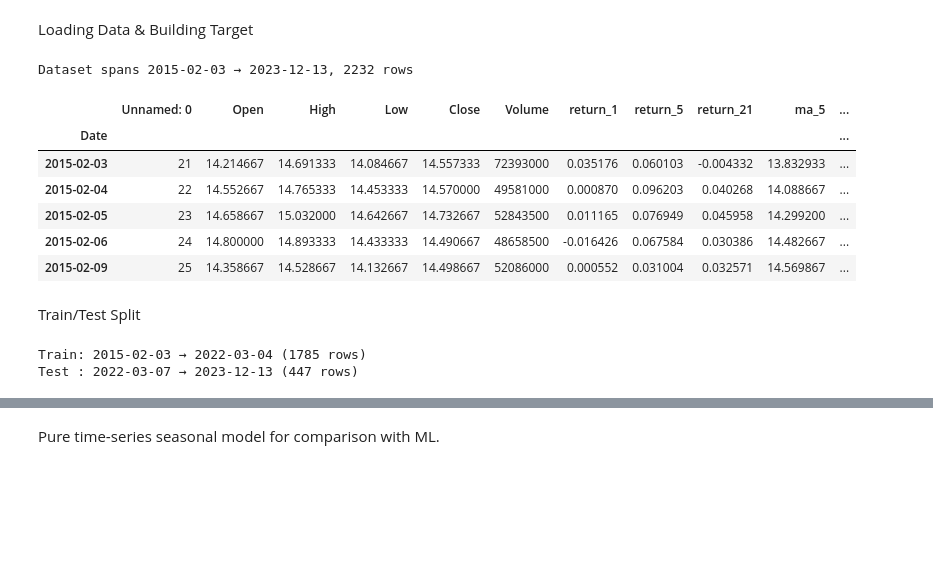
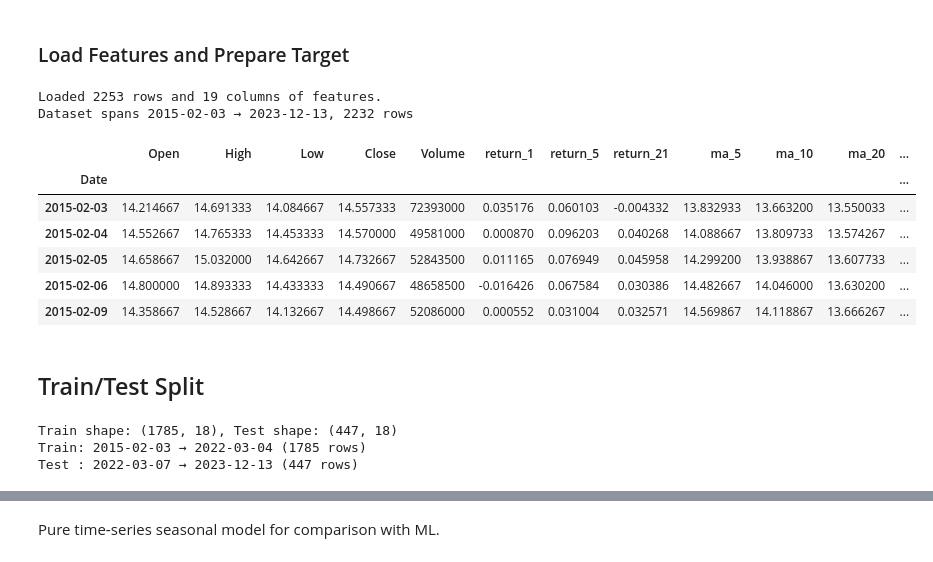
Before and after one commit to mH-13/Tesla-S, a Jupyter notebook: notebooks/02_modeling_and_evaluation.ipynb, the cells around one changed output, grey strips where cells are left out. Cells and saved outputs as stored; diff of their text form; code cells hidden in the pictures; blank space fills up the shorter version.

```diff
--- a/notebooks/02_modeling_and_evaluation.ipynb
+++ b/notebooks/02_modeling_and_evaluation.ipynb
@@ -50,39 +33,52 @@ To enable the following instructions: AVX2 FMA, in other operations, rebuild Ten
-# %% [markdown]
-Loading Data & Building Target
-# %%
-#Loading features
-df = pd.read_csv('../data/processed/tsla_features.csv',
-                parse_dates=['Date'], index_col='Date')
-
-#Build 21‑day forward return target. It is the percentage change in the closing price 21 days ahead.
-# We shift the 'Close' column by -21 days and calculate the percentage change relative to the current 'Close'.
-
-horizon = 21
-df['target'] = df['Close'].shift(-horizon) / df['Close'] - 1
-df = df.dropna(subset=['target'])
-
-print(f"Dataset spans {df.index.min().date()} → {df.index.max().date()}, {len(df)} rows")
-df.head()
-# %% [output]
-Dataset spans 2015-02-03 → 2023-12-13, 2232 rows
-|  | Unnamed: 0 | Open | High | Low | Close | Volume | return_1 | return_5 | return_21 | ma_5 | ... |
-| Date |  |  |  |  |  |  |  |  |  |  | ... |
-| 2015-02-03 | 21 | 14.214667 | 14.691333 | 14.084667 | 14.557333 | 72393000 | 0.035176 | 0.060103 | -0.004332 | 13.832933 | ... |
-| 2015-02-04 | 22 | 14.552667 | 14.765333 | 14.453333 | 14.570000 | 49581000 | 0.000870 | 0.096203 | 0.040268 | 14.088667 | ... |
-| 2015-02-05 | 23 | 14.658667 | 15.032000 | 14.642667 | 14.732667 | 52843500 | 0.011165 | 0.076949 | 0.045958 | 14.299200 | ... |
-| 2015-02-06 | 24 | 14.800000 | 14.893333 | 14.433333 | 14.490667 | 48658500 | -0.016426 | 0.067584 | 0.030386 | 14.482667 | ... |
-| 2015-02-09 | 25 | 14.358667 | 14.528667 | 14.132667 | 14.498667 | 52086000 | 0.000552 | 0.031004 | 0.032571 | 14.569867 | ... |
+# %% [markdown]
+### Load Features and Prepare Target
+# %%
+#Loading engineered features from CSV
+df = pd.read_csv('../data/processed/tsla_features.csv', index_col='Date', parse_dates=True)
+print(f"Loaded {df.shape[0]} rows and {df.shape[1]} columns of features.")
+
+#Computing 21-day forward return as our target variable
+df['target'] = df['Close'].shift(-21) / df['Close'] - 1
+
+#Droping last 21 rows (no target)
+df = df.dropna(subset=['target'])
+
+#Removing any stray index column if present
+if 'Unnamed: 0' in df.columns:
+    df.drop(columns=['Unnamed: 0'], inplace=True)
+
+# Separate features and target
+X = df.drop(columns=['target'])
+y = df['target']
+
+"""
+Here, we ensure the target (21-day forward return) is properly aligned and drop rows without a valid target.
+"""
+
+print(f"Dataset spans {df.index.min().date()} → {df.index.max().date()}, {len(df)} rows")
+df.head()
+# %% [output]
+Loaded 2253 rows and 19 columns of features.
+Dataset spans 2015-02-03 → 2023-12-13, 2232 rows
+|  | Open | High | Low | Close | Volume | return_1 | return_5 | return_21 | ma_5 | ma_10 | ma_20 | ... |
+| Date |  |  |  |  |  |  |  |  |  |  |  | ... |
+| 2015-02-03 | 14.214667 | 14.691333 | 14.084667 | 14.557333 | 72393000 | 0.035176 | 0.060103 | -0.004332 | 13.832933 | 13.663200 | 13.550033 | ... |
+| 2015-02-04 | 14.552667 | 14.765333 | 14.453333 | 14.570000 | 49581000 | 0.000870 | 0.096203 | 0.040268 | 14.088667 | 13.809733 | 13.574267 | ... |
+| 2015-02-05 | 14.658667 | 15.032000 | 14.642667 | 14.732667 | 52843500 | 0.011165 | 0.076949 | 0.045958 | 14.299200 | 13.938867 | 13.607733 | ... |
+| 2015-02-06 | 14.800000 | 14.893333 | 14.433333 | 14.490667 | 48658500 | -0.016426 | 0.067584 | 0.030386 | 14.482667 | 14.046000 | 13.630200 | ... |
+| 2015-02-09 | 14.358667 | 14.528667 | 14.132667 | 14.498667 | 52086000 | 0.000552 | 0.031004 | 0.032571 | 14.569867 | 14.118867 | 13.666267 | ... |
 # %% [markdown]
-Train/Test Split
+## Train/Test Split
 # %%
-#Single 80/20 split by time
-#Reproducible baseline split; we’ll also do walk‑forward below.
-split_point = int(len(df) * 0.8)
-train_df = df.iloc[:split_point]
-test_df  = df.iloc[split_point:]
+# 80/20 chronological split
+split_idx = int(len(X) * 0.8)
+X_train, X_test = X.iloc[:split_idx], X.iloc[split_idx:]
+y_train, y_test = y.iloc[:split_idx], y.iloc[split_idx:]
+print(f"Train shape: {X_train.shape}, Test shape: {X_test.shape}")
 
-print(f"Train: {train_df.index.min().date()} → {train_df.index.max().date()} ({len(train_df)} rows)")
-print(f"Test : {test_df .index.min().date()} → {test_df .index.max().date()} ({len(test_df )} rows)")
+print(f"Train: {X_train.index.min().date()} → {X_train.index.max().date()} ({len(X_train)} rows)")
+print(f"Test : {y_test .index.min().date()} → {y_test .index.max().date()} ({len(y_test )} rows)")
 # %% [output]
+Train shape: (1785, 18), Test shape: (447, 18)
 Train: 2015-02-03 → 2022-03-04 (1785 rows)
 Test : 2022-03-07 → 2023-12-13 (447 rows)
```
Also changed, not shown: parts of 55 cells of this notebook.
